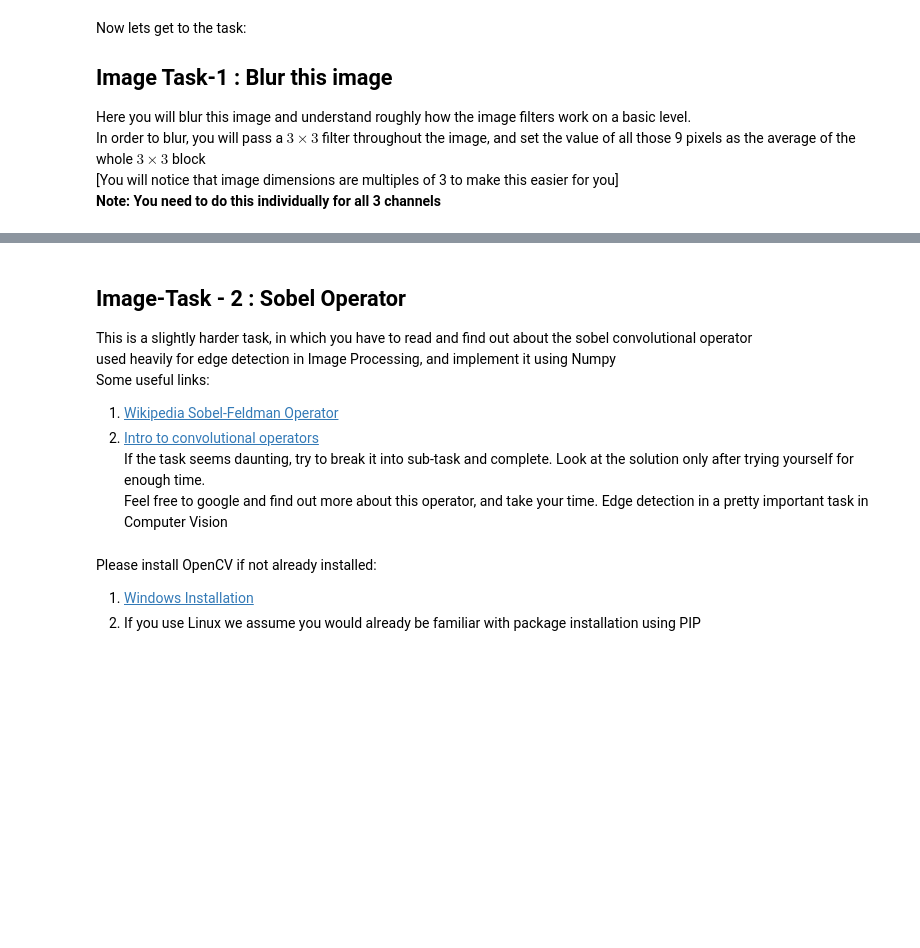
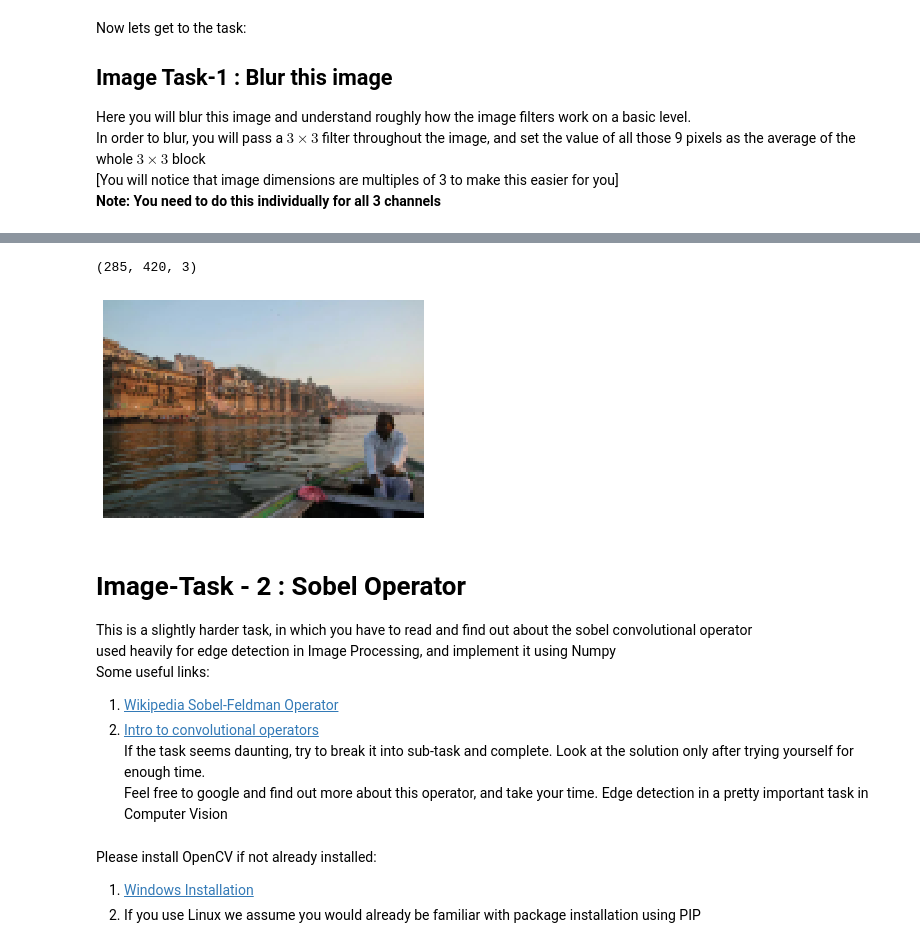
Before and after one commit to Smit-create/Assignment-1-MnC19, a Jupyter notebook: Assignments/Assignment 2 Numpy Pandas/Assignment-2.ipynb, the cells around one changed output, grey strips where cells are left out. Saved outputs shown, nothing was run; the diff lists cells and outputs as text; code cells hidden in the pictures; blank space fills up the shorter version.

```diff
--- a/Assignments/Assignment 2 Numpy Pandas/Assignment-2.ipynb
+++ b/Assignments/Assignment 2 Numpy Pandas/Assignment-2.ipynb
@@ -481,16 +619,44 @@ and so on..
 <br> <code style="background:red;color:white"><strong>Doing this with 3 nested for loops is fairly easy, try doing it with only 2 loops for a bonus challenge. <br> You will need something called broadcasting</strong></code>
 <br><code style="background:blue;color:white"><strong>Broadcasting is a pretty important topic, it is highly recommended that you go through:</strong></code>
 <br><strong>[Python Data Science Handbook: Section on Broadcasting](https://jakevdp.github.io/PythonDataScienceHandbook/02.05-computation-on-arrays-broadcasting.html)</strong>
-# %%
-def blur_image(img_arr):
-    blurred_img = img_arr.copy()
-    #Your code here:
-    return img_arr
+# %%
+# 3loops
+
+
+import matplotlib.pyplot as plt
+def blur_image(img_arr):
+    blurred_img = img_arr.copy()
+    #Your code here:
+    for k in range(0,3):
+        for i in range(0,blurred_img.shape[0],3):
+            for j in range(0,blurred_img.shape[1],3):
+                blurred_img[i:i+3,j:j+3,k] = blurred_img[i:i+3,j:j+3,k].mean()
+    return blurred_img
+# %%
+# 2 loops
+
+
+import matplotlib.pyplot as plt
+def blur_image(img_arr):
+    blurred_img = img_arr.copy()
+    for i in range(0,blurred_img.shape[0],3):
+        for j in range(0,blurred_img.shape[1],3):
+            blurred_img[i:i+3,j:j+3,0] = blurred_img[i:i+3,j:j+3,0].mean()
+            blurred_img[i:i+3,j:j+3,1] = blurred_img[i:i+3,j:j+3,1].mean()
+            blurred_img[i:i+3,j:j+3,2] = blurred_img[i:i+3,j:j+3,2].mean()
+            #print(blurred_img[i:i+3,j:j+3])
+            #print("*********************")
+    return blurred_img
 # %%
 plt.imshow(blur_image(img_arr))
+print(blur_image(img_arr).shape)
+plt.axis("off")
 plt.show()
+# %% [output]
+(285, 420, 3)
+[figure, added]
 # %% [markdown]
-## Image-Task - 2 : Sobel Operator
+# Image-Task - 2 : Sobel Operator
 This is a slightly harder task, in which you have to read and find out about the sobel convolutional operator <br> used heavily for edge detection in Image Processing, and implement it using Numpy
 <br> Some useful links:
 1. [Wikipedia Sobel-Feldman Operator](https://en.wikipedia.org/wiki/Sobel_operator)
```
Also changed, not shown: parts of 51 cells of this notebook, 2 other files.
